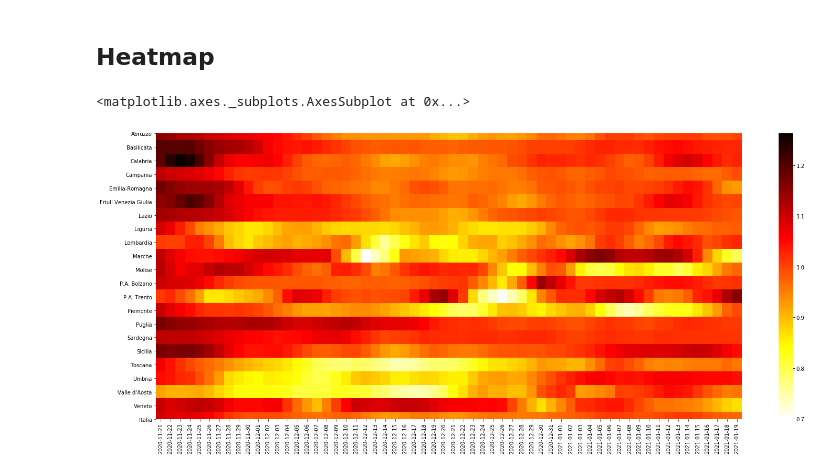
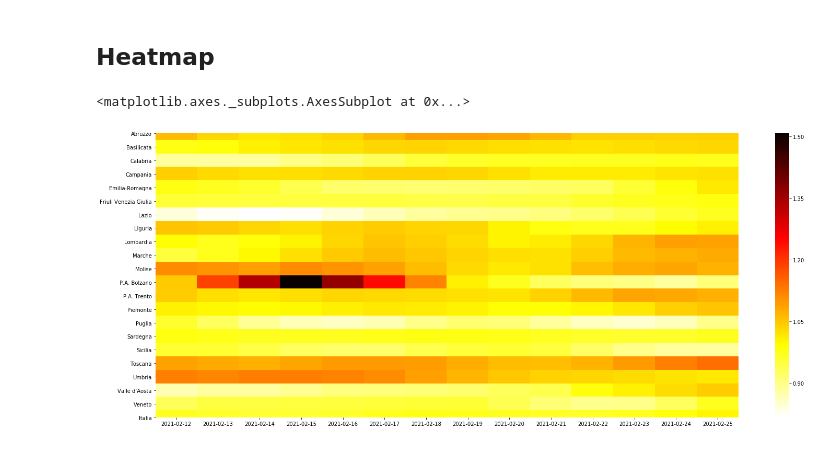
Before and after one commit to taracchi/covid, a Jupyter notebook: studio_rt.ipynb, the cells around one changed output. Saved outputs shown, nothing was run; the diff lists cells and outputs as text; code cells hidden in the pictures.

```diff
--- a/studio_rt.ipynb
+++ b/studio_rt.ipynb
@@ -122,12 +118,12 @@ import pandas as pd
 # %%
 rt_df=pd.DataFrame(rt)
 # %%
-last_days=60
+last_days=14
 
 giorni_labels=[g[0:10] for g in giorni[-last_days:]]
 
 fig, ax = plt.subplots(figsize=(25,10))
 sns.heatmap(rt_df.iloc[-last_days:].transpose(),ax=ax,cmap='hot_r',xticklabels=giorni_labels)
 # %% [output]
 <matplotlib.axes._subplots.AxesSubplot at 0x...>
-[figure, old version]
+[figure, new version]
```
Also changed, not shown: parts of 18 cells of this notebook, 19 other files.
